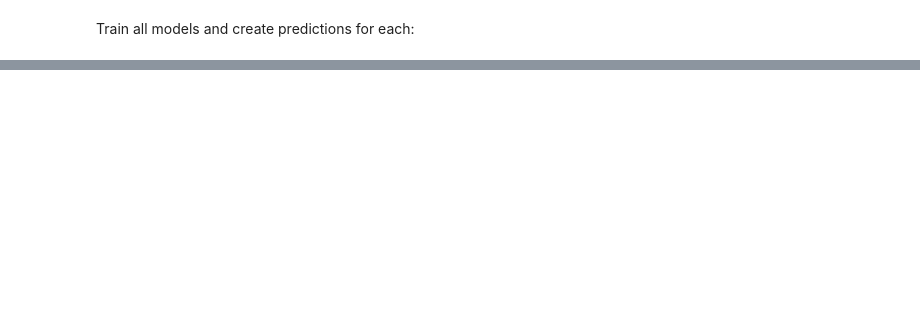
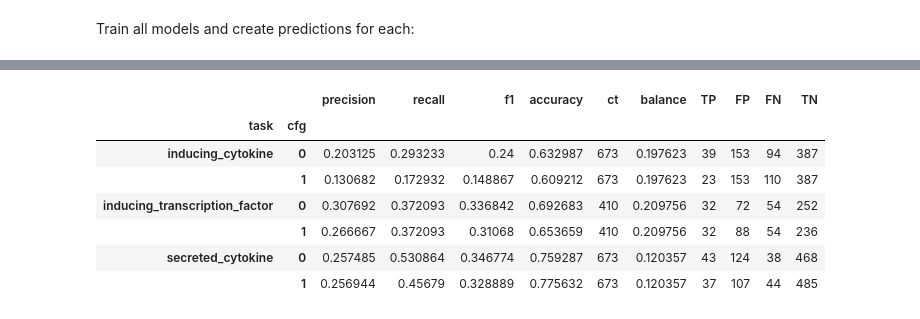
Before and after one commit to hammerlab/t-cell-relation-extraction, a Jupyter notebook: pipeline/08-training-dev.ipynb, the cells around one changed output, grey strips where cells are left out. Drawn from its saved outputs; the diff is of its cells as text; code cells hidden in the pictures; blank space fills up the shorter version.

```diff
--- a/pipeline/08-training-dev.ipynb
+++ b/pipeline/08-training-dev.ipynb
@@ -298,0 +262,3 @@ list(dfp.sort_values('y_pred', ascending=False)['id'].head(10).unique())
+# %%
+df_pred = run_predictions(folds + ['all'], tasks, dfcfg.to_dict(orient='records'), dry_run=True)
+df_pred.head()
@@ -298,0 +321,38 @@ list(dfp.sort_values('y_pred', ascending=False)['id'].head(10).unique())
+# %%
+from sklearn.metrics import precision_score, recall_score, f1_score, accuracy_score, confusion_matrix
+
+METRICS = {
+    'precision': precision_score, 'recall': recall_score, 'f1': f1_score,
+    'accuracy': accuracy_score, 'ct': lambda y_true, y_pred: len(y_true),
+    'balance': lambda y_true, y_pred: (y_true > 0).mean(),
+    'TP': lambda y_true, y_pred: confusion_matrix(y_true, y_pred)[1,1],
+    'FP': lambda y_true, y_pred: confusion_matrix(y_true, y_pred)[0,1],
+    'FN': lambda y_true, y_pred: confusion_matrix(y_true, y_pred)[1,0],
+    'TN': lambda y_true, y_pred: confusion_matrix(y_true, y_pred)[0,0]
+}
+
+def get_oos_preds(df):
+    df = df[df['fold'] != 'all']
+    return pd.concat([
+        pd.read_json(r['predictions_file']).assign(task=r['task'], cfg=r['cfg'], fold=r['fold'])
+        for i, r in df.iterrows()
+    ])
+
+def get_oos_performance(df):
+    assert df['y_true'].isin([0, 1]).all()
+    assert df['y_pred'].between(0, 1).all()
+    assert df.groupby(['task', 'cfg', 'id']).size().max() == 1
+    return df.groupby(['task', 'cfg']).apply(lambda g: pd.Series({k: fn(g['y_true'], g['y_pred'] > .5) for k, fn in METRICS.items()}))
+# %%
+df_oos_pred = get_oos_preds(df_pred)
+# 20	83	113	457
+get_oos_performance(df_oos_pred).style.background_gradient()
+# %% [output]
+|  |  | precision | recall | f1 | accuracy | ct | balance | TP | FP | FN | TN |
+| task | cfg |  |  |  |  |  |  |  |  |  |  |
+| inducing_cytokine | 0 | 0.203125 | 0.293233 | 0.24 | 0.632987 | 673 | 0.197623 | 39 | 153 | 94 | 387 |
+|  | 1 | 0.130682 | 0.172932 | 0.148867 | 0.609212 | 673 | 0.197623 | 23 | 153 | 110 | 387 |
+| inducing_transcription_factor | 0 | 0.307692 | 0.372093 | 0.336842 | 0.692683 | 410 | 0.209756 | 32 | 72 | 54 | 252 |
+|  | 1 | 0.266667 | 0.372093 | 0.31068 | 0.653659 | 410 | 0.209756 | 32 | 88 | 54 | 236 |
+| secreted_cytokine | 0 | 0.257485 | 0.530864 | 0.346774 | 0.759287 | 673 | 0.120357 | 43 | 124 | 38 | 468 |
+|  | 1 | 0.256944 | 0.45679 | 0.328889 | 0.775632 | 673 | 0.120357 | 37 | 107 | 44 | 485 |
```
Also changed, not shown: parts of 22 cells of this notebook, 9 other files.
